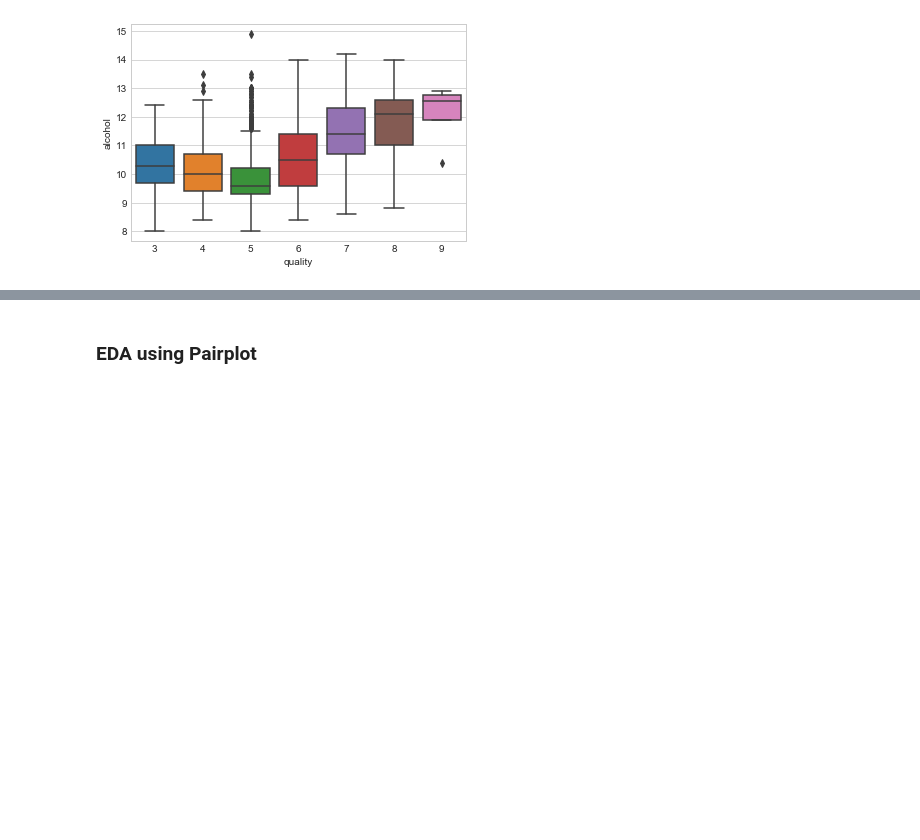
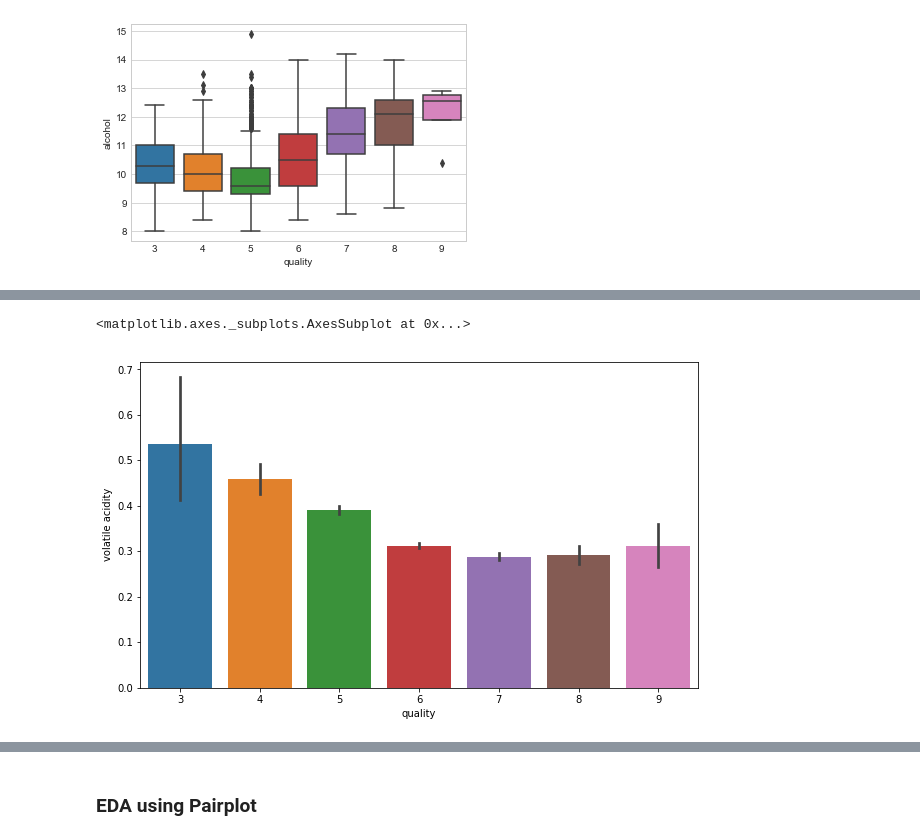
Before and after one commit to mak199/Task1-PracticalDataScience, a Jupyter notebook: task1_final_wine_prediction.ipynb, the cells around one changed output, grey strips where cells are left out. Drawn from its saved outputs; the diff is of its cells as text; code cells hidden in the pictures; blank space fills up the shorter version.

```diff
--- a/task1_final_wine_prediction.ipynb
+++ b/task1_final_wine_prediction.ipynb
@@ -180,0 +190,7 @@ ax = sns.boxplot(x="quality", y="alcohol", data=features_train)
+# %%
+#Here we see that its quite a downing trend in the volatile acidity as we go higher the quality
+fig = plt.figure(figsize = (10,6))
+sns.barplot(x = 'quality', y = 'volatile acidity', data = features_train)
+# %% [output]
+<matplotlib.axes._subplots.AxesSubplot at 0x...>
+[figure, added]
```
Also changed, not shown: parts of 23 cells of this notebook.
